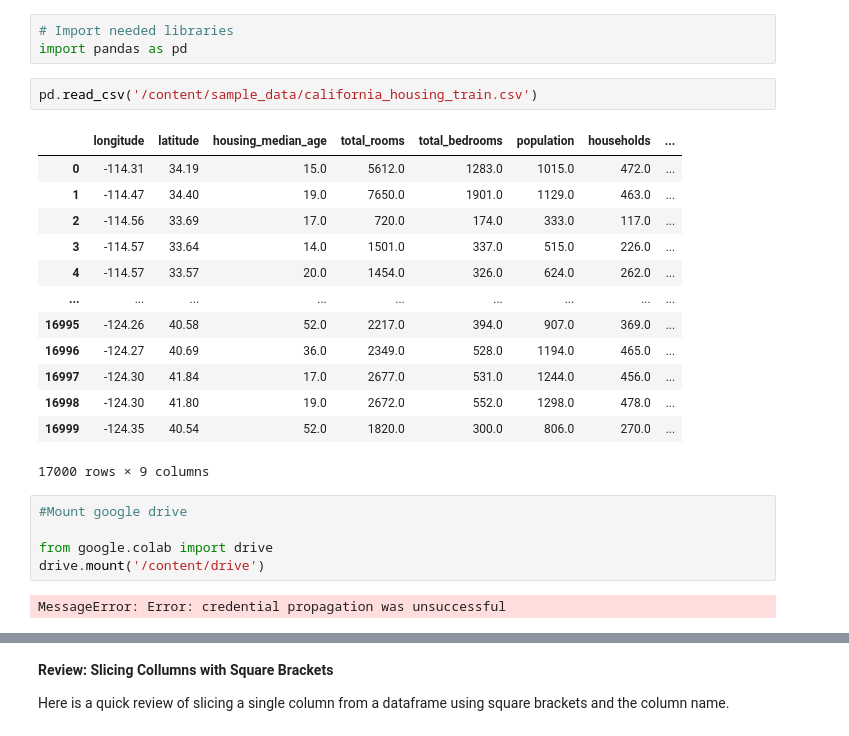
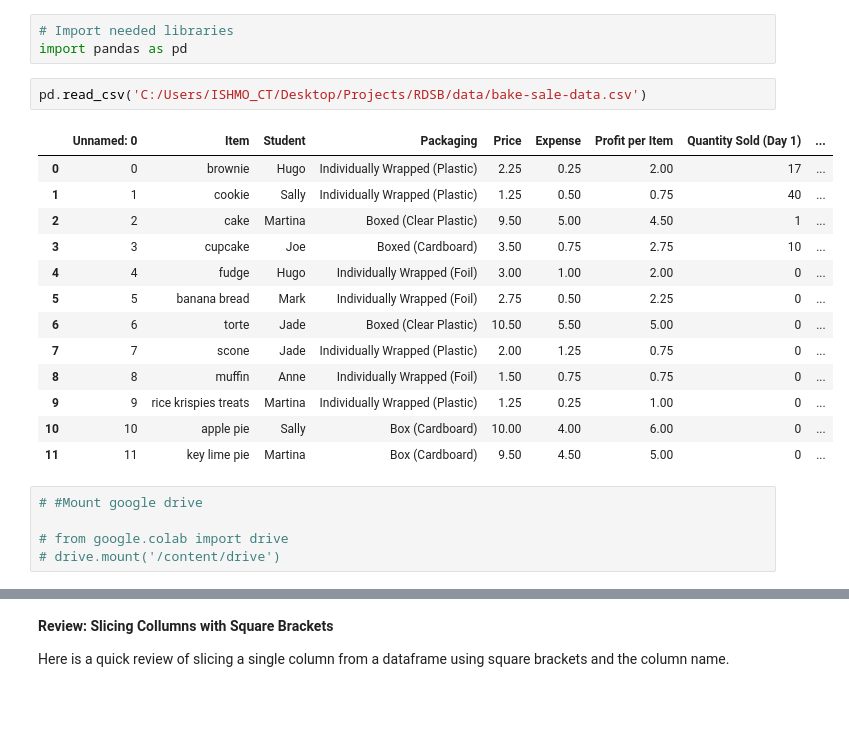
Before and after one commit to ayebaishmo/RDSB, a Jupyter notebook: pan/17th-Feb-2025/Pandas_Data_Manipulation_Serie_1.ipynb, the cells around one changed output, grey strips where cells are left out. Drawn from its saved outputs; the diff is of its cells as text; blank space fills up the shorter version.

```diff
--- a/pan/17th-Feb-2025/Pandas_Data_Manipulation_Serie_1.ipynb
+++ b/pan/17th-Feb-2025/Pandas_Data_Manipulation_Serie_1.ipynb
@@ -796,27 +819,25 @@ We briefly introduced slicing much earlier. "Slicing" is the process of selectin
 # %%
 # Import needed libraries
 import pandas as pd
-# %%
-pd.read_csv('/content/sample_data/california_housing_train.csv')
-# %% [output]
-|  | longitude | latitude | housing_median_age | total_rooms | total_bedrooms | population | households | ... |
-| 0 | -114.31 | 34.19 | 15.0 | 5612.0 | 1283.0 | 1015.0 | 472.0 | ... |
-| 1 | -114.47 | 34.40 | 19.0 | 7650.0 | 1901.0 | 1129.0 | 463.0 | ... |
-| 2 | -114.56 | 33.69 | 17.0 | 720.0 | 174.0 | 333.0 | 117.0 | ... |
-| 3 | -114.57 | 33.64 | 14.0 | 1501.0 | 337.0 | 515.0 | 226.0 | ... |
-| 4 | -114.57 | 33.57 | 20.0 | 1454.0 | 326.0 | 624.0 | 262.0 | ... |
-| ... | ... | ... | ... | ... | ... | ... | ... | ... |
-| 16995 | -124.26 | 40.58 | 52.0 | 2217.0 | 394.0 | 907.0 | 369.0 | ... |
-| 16996 | -124.27 | 40.69 | 36.0 | 2349.0 | 528.0 | 1194.0 | 465.0 | ... |
-| 16997 | -124.30 | 41.84 | 17.0 | 2677.0 | 531.0 | 1244.0 | 456.0 | ... |
-| 16998 | -124.30 | 41.80 | 19.0 | 2672.0 | 552.0 | 1298.0 | 478.0 | ... |
-| 16999 | -124.35 | 40.54 | 52.0 | 1820.0 | 300.0 | 806.0 | 270.0 | ... |
-17000 rows × 9 columns
+# %%
+pd.read_csv('C:/Users/ISHMO_CT/Desktop/Projects/RDSB/data/bake-sale-data.csv')
+# %% [output]
+|  | Unnamed: 0 | Item | Student | Packaging | Price | Expense | Profit per Item | Quantity Sold (Day 1) | ... |
+| 0 | 0 | brownie | Hugo | Individually Wrapped (Plastic) | 2.25 | 0.25 | 2.00 | 17 | ... |
+| 1 | 1 | cookie | Sally | Individually Wrapped (Plastic) | 1.25 | 0.50 | 0.75 | 40 | ... |
+| 2 | 2 | cake | Martina | Boxed (Clear Plastic) | 9.50 | 5.00 | 4.50 | 1 | ... |
+| 3 | 3 | cupcake | Joe | Boxed (Cardboard) | 3.50 | 0.75 | 2.75 | 10 | ... |
+| 4 | 4 | fudge | Hugo | Individually Wrapped (Foil) | 3.00 | 1.00 | 2.00 | 0 | ... |
+| 5 | 5 | banana bread | Mark | Individually Wrapped (Foil) | 2.75 | 0.50 | 2.25 | 0 | ... |
+| 6 | 6 | torte | Jade | Boxed (Clear Plastic) | 10.50 | 5.50 | 5.00 | 0 | ... |
+| 7 | 7 | scone | Jade | Individually Wrapped (Plastic) | 2.00 | 1.25 | 0.75 | 0 | ... |
+| 8 | 8 | muffin | Anne | Individually Wrapped (Foil) | 1.50 | 0.75 | 0.75 | 0 | ... |
+| 9 | 9 | rice krispies treats | Martina | Individually Wrapped (Plastic) | 1.25 | 0.25 | 1.00 | 0 | ... |
+| 10 | 10 | apple pie | Sally | Box (Cardboard) | 10.00 | 4.00 | 6.00 | 0 | ... |
+| 11 | 11 | key lime pie | Martina | Box (Cardboard) | 9.50 | 4.50 | 5.00 | 0 | ... |
 # %%
-#Mount google drive
+# #Mount google drive
 
-from google.colab import drive
-drive.mount('/content/drive')
+# from google.colab import drive
+# drive.mount('/content/drive')
-# %% [output]
-MessageError: Error: credential propagation was unsuccessful
 # %%
```
Also changed, not shown: parts of 19 cells of this notebook, 1 other file.
